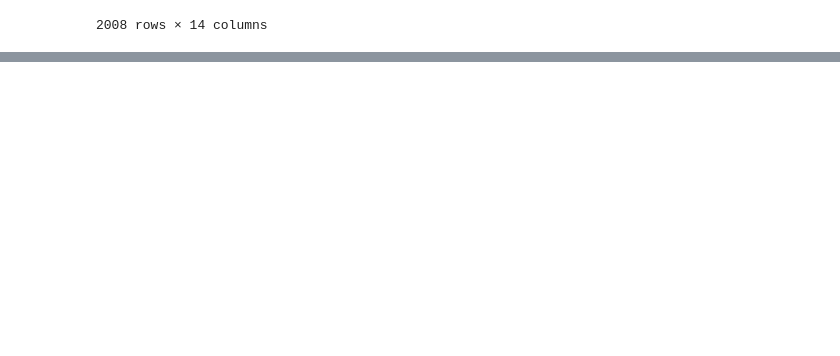
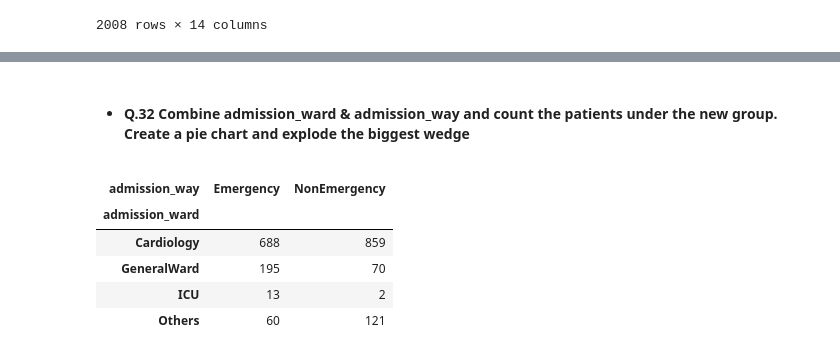
Before and after one commit to renu-matlib/Team18_Matlib_marvels_PythonHackathon_Apr24, a Jupyter notebook: Team18_Matlib_marvels_Main80Questions.ipynb, the cells around one changed output, grey strips where cells are left out. Cells and saved outputs as stored; diff of their text form; code cells hidden in the pictures; blank space fills up the shorter version.

```diff
--- a/Team18_Matlib_marvels_Main80Questions.ipynb
+++ b/Team18_Matlib_marvels_Main80Questions.ipynb
@@ -188,0 +267,14 @@ msno.bar(df_demography)
+# %% [markdown]
+- #### Q.32 Combine admission_ward & admission_way and count the patients under the new group. Create a pie chart and explode the biggest wedge
+# %%
+patient_count = pd.pivot_table(data=df_HD, values='inpatient_number', index='admission_ward',columns= 'admission_way',
+                               aggfunc="count")
+
+patient_count
+# %% [output]
+| admission_way | Emergency | NonEmergency |
+| admission_ward |  |  |
+| Cardiology | 688 | 859 |
+| GeneralWard | 195 | 70 |
+| ICU | 13 | 2 |
+| Others | 60 | 121 |
```
Also changed, not shown: parts of 31 cells of this notebook.
